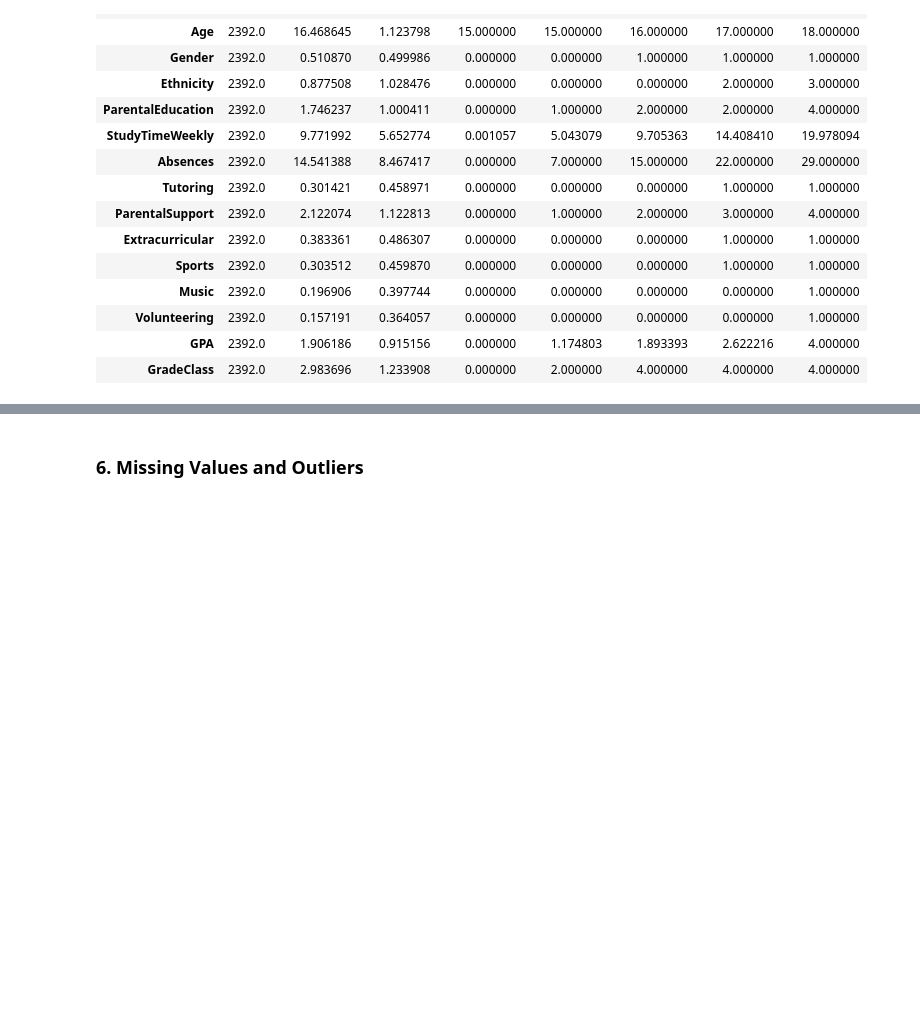
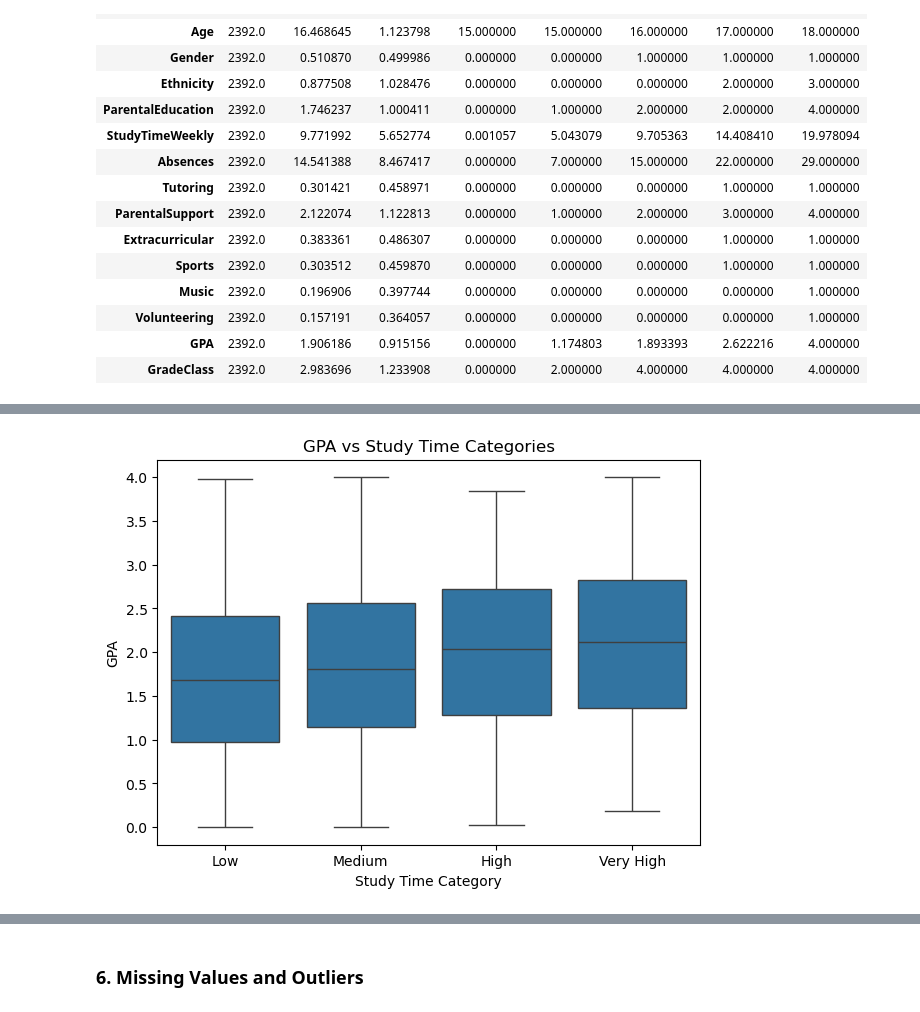
Before and after one commit to KGS577999/Guided-Project, a Jupyter notebook: notebooks/Guided_Project.ipynb, the cells around one changed output, grey strips where cells are left out. Cells and saved outputs as stored; diff of their text form; code cells hidden in the pictures; blank space fills up the shorter version.

```diff
--- a/notebooks/Guided_Project.ipynb
+++ b/notebooks/Guided_Project.ipynb
@@ -125,0 +147,16 @@ We loaded the dataset and explored the basic structure:
+# %%
+# Visualizing the relationship between GPA and Weekly Study Time
+# Categorizing Study Time into bins
+bins = [0, 5, 10, 15, 20]
+labels = ['Low', 'Medium', 'High', 'Very High']
+df_original['StudyTimeCategory'] = pd.Categorical(df_original['StudyTimeCategory'], categories=labels, ordered=True)
+
+# Boxplot to compare GPA across Study Time categories
+fig,ax= plt.subplots(figsize=(7,5))
+sns.boxplot(x='StudyTimeCategory', y='GPA', data=df_original)
+plt.title('GPA vs Study Time Categories')
+plt.xlabel('Study Time Category')
+plt.ylabel('GPA')
+plt.show()
+# %% [output]
+[figure, added]
```
Also changed, not shown: parts of 10 cells of this notebook.
